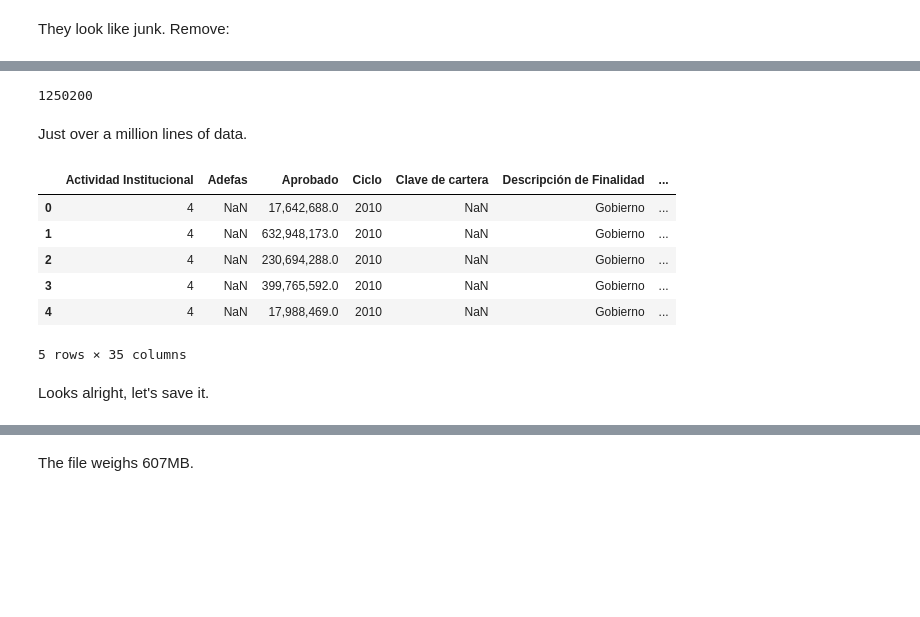
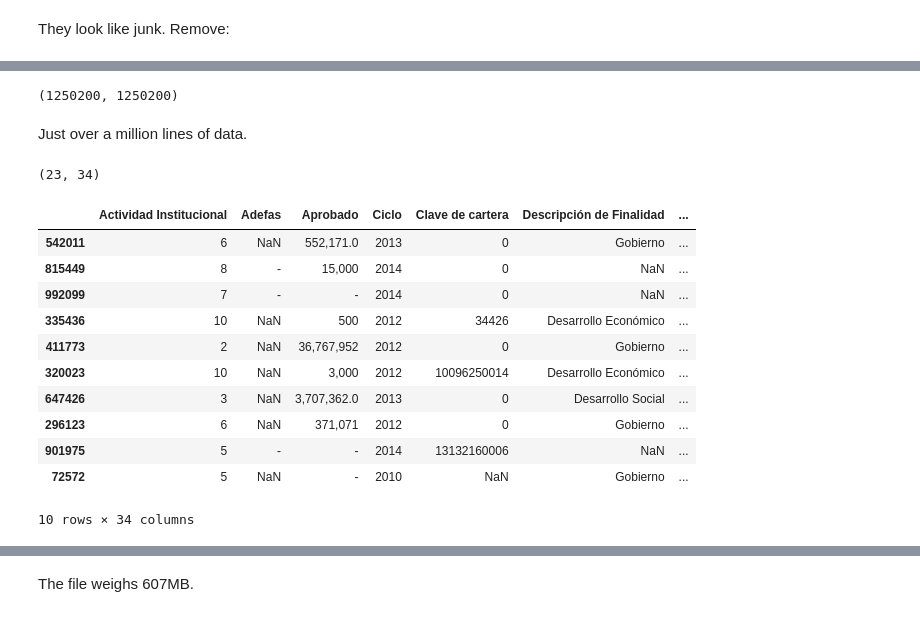
Before and after one commit to cyberbikepunk/mexico, a Jupyter notebook: mexican_federal_budget_ingestion_preparation.ipynb, the cells around one changed output, grey strips where cells are left out. Drawn from its saved outputs; the diff is of its cells as text; code cells hidden in the pictures; blank space fills up the shorter version.

```diff
--- a/mexican_federal_budget_ingestion_preparation.ipynb
+++ b/mexican_federal_budget_ingestion_preparation.ipynb
@@ -409,18 +440,25 @@ multi_year_cp = concat(cuenta_publica.values())
 # %%
-len(multi_year_cp)
+len(multi_year_cp['intersection']), len(multi_year_cp['union'])
 # %% [output]
-1250200
+(1250200, 1250200)
 # %% [markdown]
 Just over a million lines of data.
-# %%
-multi_year_cp.head()
-# %% [output]
-|  | Actividad Institucional | Adefas | Aprobado | Ciclo | Clave de cartera | Descripción de Finalidad | ... |
-| 0 | 4 | NaN | 17,642,688.0 | 2010 | NaN | Gobierno | ... |
-| 1 | 4 | NaN | 632,948,173.0 | 2010 | NaN | Gobierno | ... |
-| 2 | 4 | NaN | 230,694,288.0 | 2010 | NaN | Gobierno | ... |
-| 3 | 4 | NaN | 399,765,592.0 | 2010 | NaN | Gobierno | ... |
-| 4 | 4 | NaN | 17,988,469.0 | 2010 | NaN | Gobierno | ... |
-5 rows × 35 columns
-# %% [markdown]
-Looks alright, let's save it.
+# %%
+len(multi_year_cp['intersection'].columns), len(multi_year_cp['union'].columns)
+# %% [output]
+(23, 34)
+# %%
+multi_year_cp['union'].sample(n=10)
+# %% [output]
+|  | Actividad Institucional | Adefas | Aprobado | Ciclo | Clave de cartera | Descripción de Finalidad | ... |
+| 542011 | 6 | NaN | 552,171.0 | 2013 | 0 | Gobierno | ... |
+| 815449 | 8 | - | 15,000 | 2014 | 0 | NaN | ... |
+| 992099 | 7 | - | - | 2014 | 0 | NaN | ... |
+| 335436 | 10 | NaN | 500 | 2012 | 34426 | Desarrollo Económico | ... |
+| 411773 | 2 | NaN | 36,767,952 | 2012 | 0 | Gobierno | ... |
+| 320023 | 10 | NaN | 3,000 | 2012 | 10096250014 | Desarrollo Económico | ... |
+| 647426 | 3 | NaN | 3,707,362.0 | 2013 | 0 | Desarrollo Social | ... |
+| 296123 | 6 | NaN | 371,071 | 2012 | 0 | Gobierno | ... |
+| 901975 | 5 | - | - | 2014 | 13132160006 | NaN | ... |
+| 72572 | 5 | NaN | - | 2010 | NaN | Gobierno | ... |
+10 rows × 34 columns
```
Also changed, not shown: parts of 62 cells of this notebook, 4 other files.
